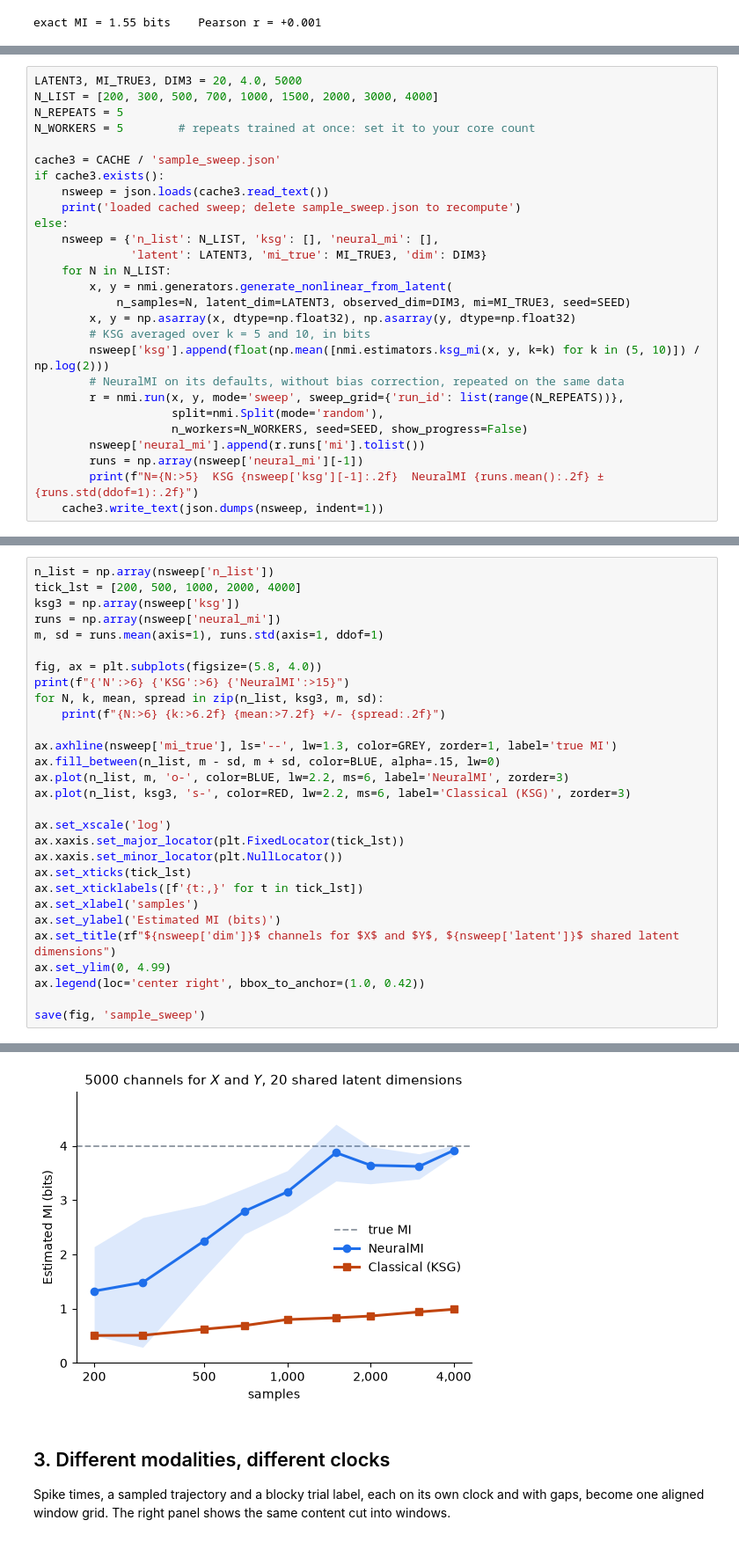
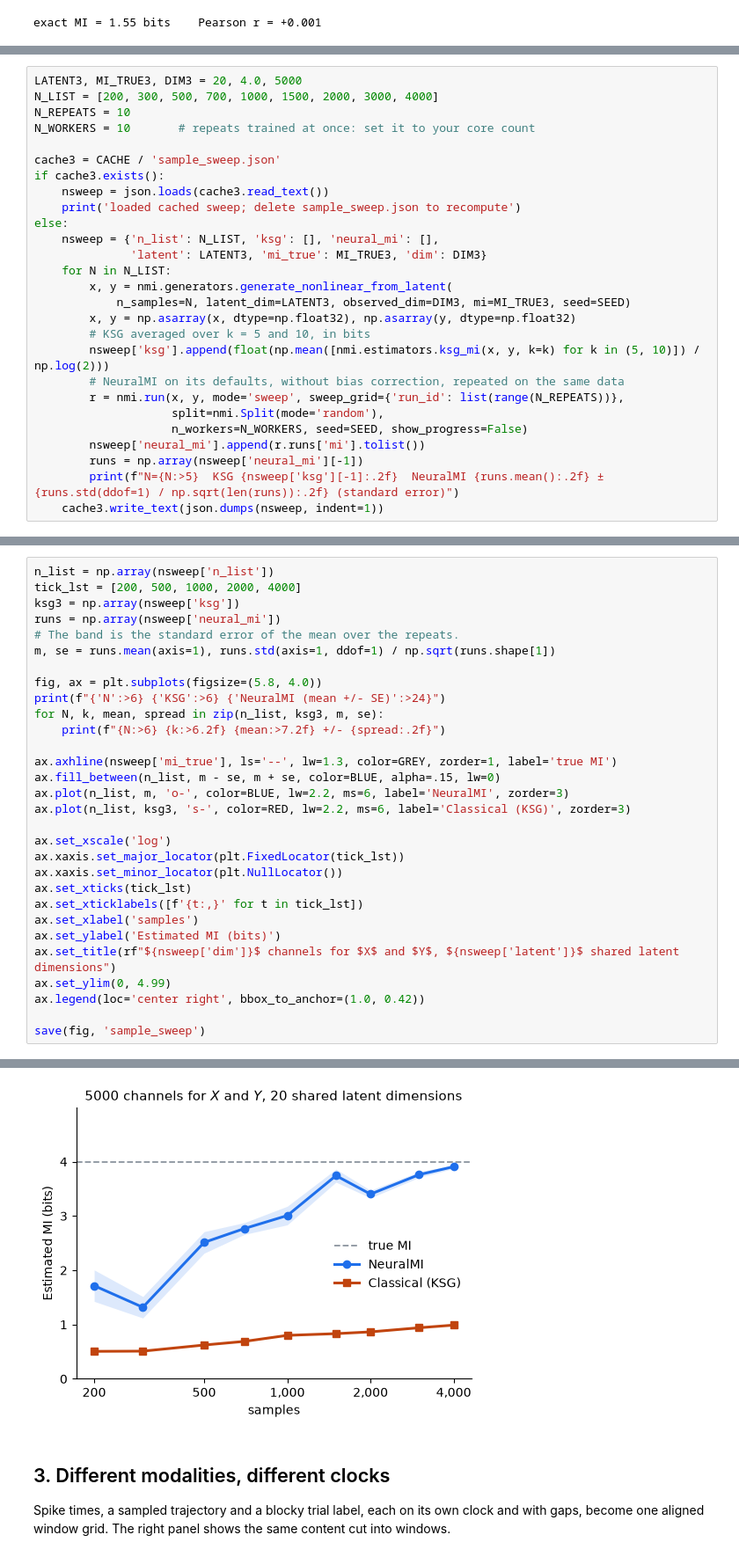
Before and after one commit to eslam-abdelaleem/NeuralMI, a Jupyter notebook: docs/figures/readme_figures.ipynb, the cells around one changed output, grey strips where cells are left out. Shown at 88% size. Saved outputs shown, nothing was run; the diff lists cells and outputs as text.

```diff
--- a/docs/figures/readme_figures.ipynb
+++ b/docs/figures/readme_figures.ipynb
@@ -106,8 +106,8 @@ its defaults and no bias correction, repeated five times on the same data
 # %%
 LATENT3, MI_TRUE3, DIM3 = 20, 4.0, 5000
 N_LIST = [200, 300, 500, 700, 1000, 1500, 2000, 3000, 4000]
-N_REPEATS = 5
-N_WORKERS = 5        # repeats trained at once: set it to your core count
+N_REPEATS = 10
+N_WORKERS = 10       # repeats trained at once: set it to your core count
 
 cache3 = CACHE / 'sample_sweep.json'
 if cache3.exists():
@@ -128,6 +128,6 @@ else:
                     n_workers=N_WORKERS, seed=SEED, show_progress=False)
         nsweep['neural_mi'].append(r.runs['mi'].tolist())
         runs = np.array(nsweep['neural_mi'][-1])
-        print(f"N={N:>5}  KSG {nsweep['ksg'][-1]:.2f}  NeuralMI {runs.mean():.2f} ± {runs.std(ddof=1):.2f}")
+        print(f"N={N:>5}  KSG {nsweep['ksg'][-1]:.2f}  NeuralMI {runs.mean():.2f} ± {runs.std(ddof=1) / np.sqrt(len(runs)):.2f} (standard error)")
     cache3.write_text(json.dumps(nsweep, indent=1))
 # %% [output]
@@ -145,15 +145,16 @@ n_list = np.array(nsweep['n_list'])
 tick_lst = [200, 500, 1000, 2000, 4000]
 ksg3 = np.array(nsweep['ksg'])
 runs = np.array(nsweep['neural_mi'])
-m, sd = runs.mean(axis=1), runs.std(axis=1, ddof=1)
+# The band is the standard error of the mean over the repeats.
+m, se = runs.mean(axis=1), runs.std(axis=1, ddof=1) / np.sqrt(runs.shape[1])
 
 fig, ax = plt.subplots(figsize=(5.8, 4.0))
-print(f"{'N':>6} {'KSG':>6} {'NeuralMI':>15}")
-for N, k, mean, spread in zip(n_list, ksg3, m, sd):
+print(f"{'N':>6} {'KSG':>6} {'NeuralMI (mean +/- SE)':>24}")
+for N, k, mean, spread in zip(n_list, ksg3, m, se):
     print(f"{N:>6} {k:>6.2f} {mean:>7.2f} +/- {spread:.2f}")
 
 ax.axhline(nsweep['mi_true'], ls='--', lw=1.3, color=GREY, zorder=1, label='true MI')
-ax.fill_between(n_list, m - sd, m + sd, color=BLUE, alpha=.15, lw=0)
+ax.fill_between(n_list, m - se, m + se, color=BLUE, alpha=.15, lw=0)
 ax.plot(n_list, m, 'o-', color=BLUE, lw=2.2, ms=6, label='NeuralMI', zorder=3)
 ax.plot(n_list, ksg3, 's-', color=RED, lw=2.2, ms=6, label='Classical (KSG)', zorder=3)
 
@@ -183,5 +184,5 @@ save(fig, 'sample_sweep')
 wrote ../source/_static/sample_sweep.png
-[figure, old version]
+[figure, new version]
 # %% [markdown]
 ## 3. Different modalities, different clocks
 
```
Also changed, not shown: parts of 3 cells of this notebook, 2 other files.
